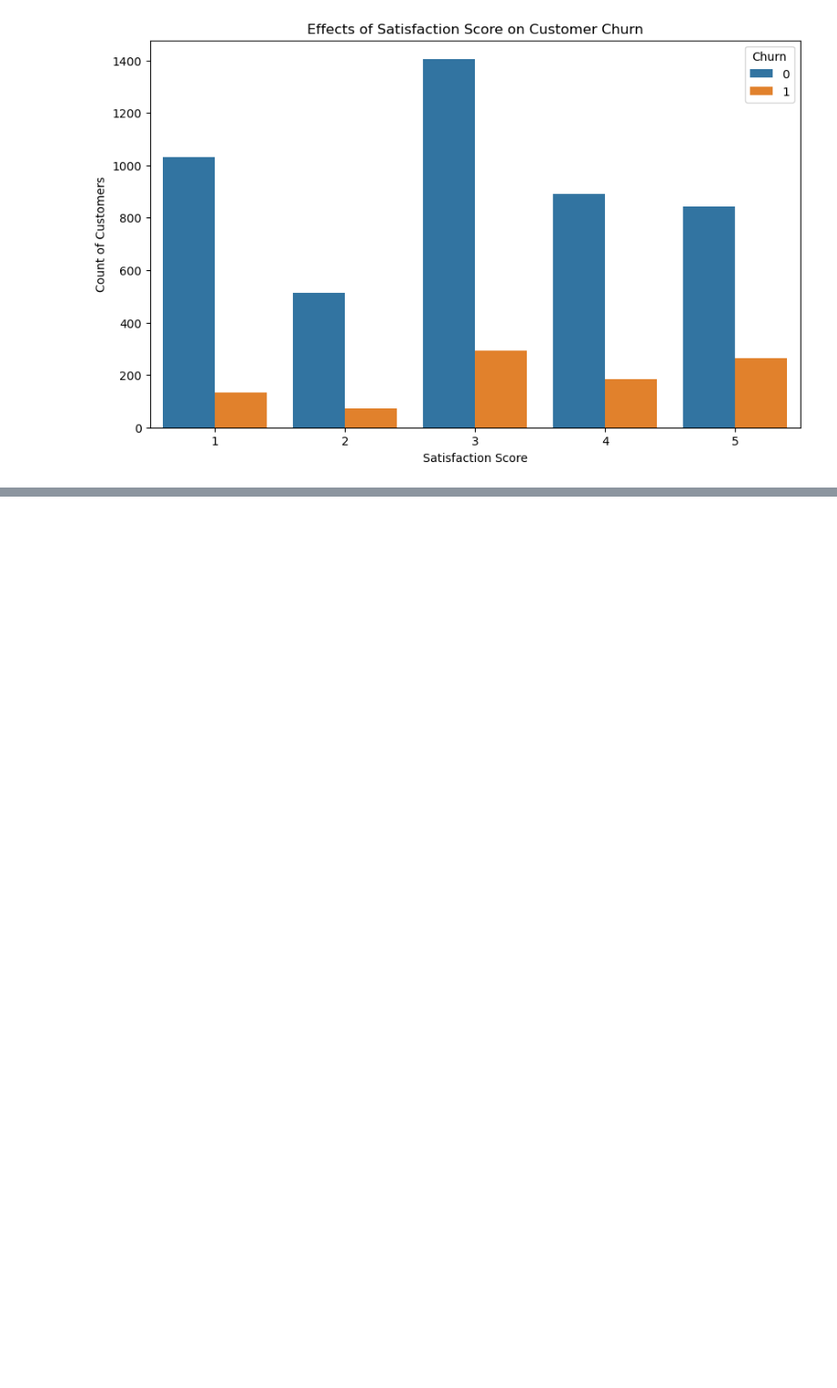
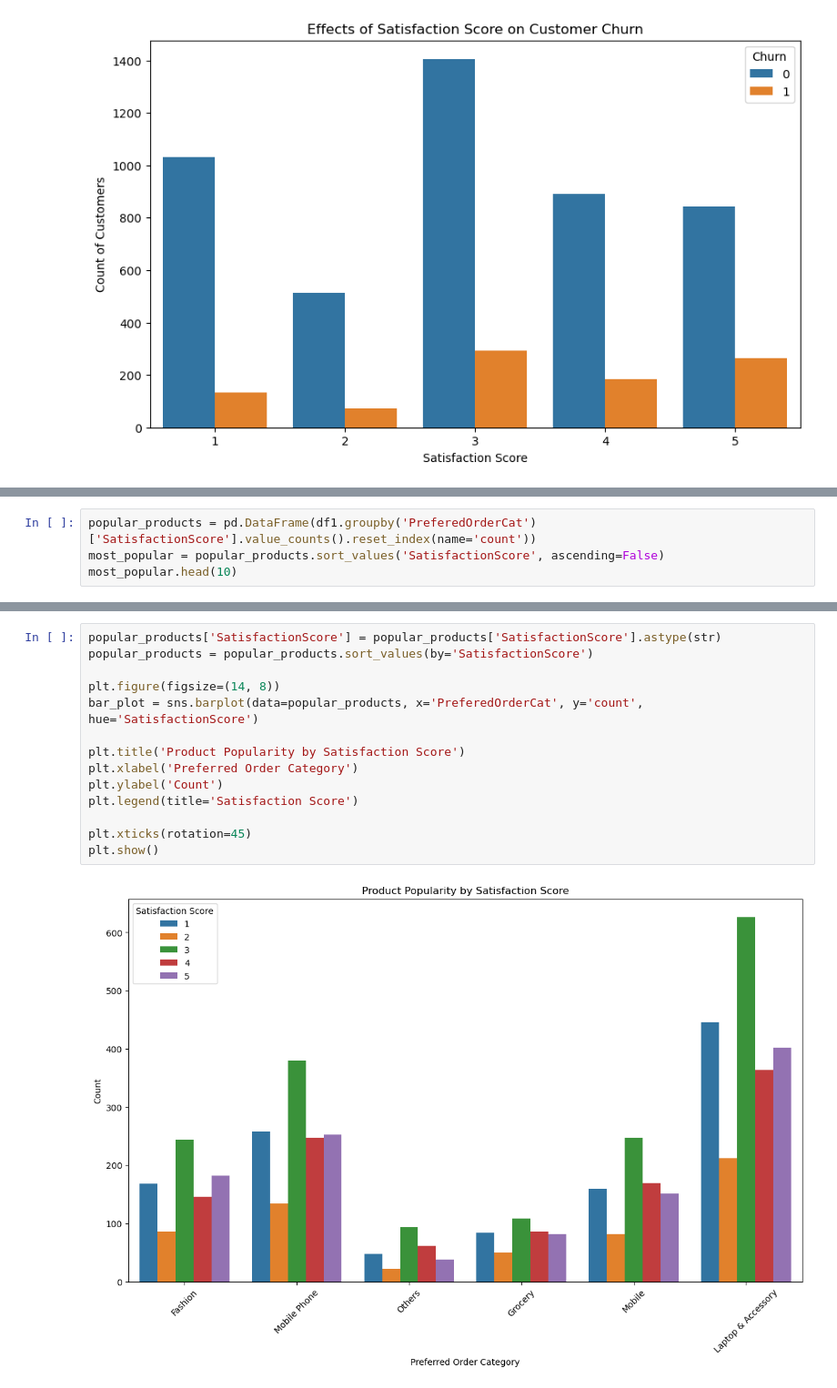
Before and after one commit to julia-sam/e-commerce-churn-prediction, a Jupyter notebook: E-Commerce Churn Prediction.ipynb, the cells around one changed output, grey strips where cells are left out. Shown at 91% size. Saved outputs shown, nothing was run; the diff lists cells and outputs as text; blank space fills up the shorter version.

Commit message:
Included product popularity by satisfaction score and marital status in each preferred category

```diff
--- a/E-Commerce Churn Prediction.ipynb
+++ b/E-Commerce Churn Prediction.ipynb
@@ -260,0 +263,4 @@ plt.show()
+# %%
+popular_products = pd.DataFrame(df1.groupby('PreferedOrderCat')['SatisfactionScore'].value_counts().reset_index(name='count'))
+most_popular = popular_products.sort_values('SatisfactionScore', ascending=False)
+most_popular.head(10)
@@ -260,0 +279,16 @@ plt.show()
+# %%
+popular_products['SatisfactionScore'] = popular_products['SatisfactionScore'].astype(str)
+popular_products = popular_products.sort_values(by='SatisfactionScore')
+
+plt.figure(figsize=(14, 8))
+bar_plot = sns.barplot(data=popular_products, x='PreferedOrderCat', y='count', hue='SatisfactionScore')
+
+plt.title('Product Popularity by Satisfaction Score')
+plt.xlabel('Preferred Order Category')
+plt.ylabel('Count')
+plt.legend(title='Satisfaction Score')
+
+plt.xticks(rotation=45)
+plt.show()
+# %% [output]
+[figure, added]
```
Also changed, not shown: parts of 8 cells of this notebook.
